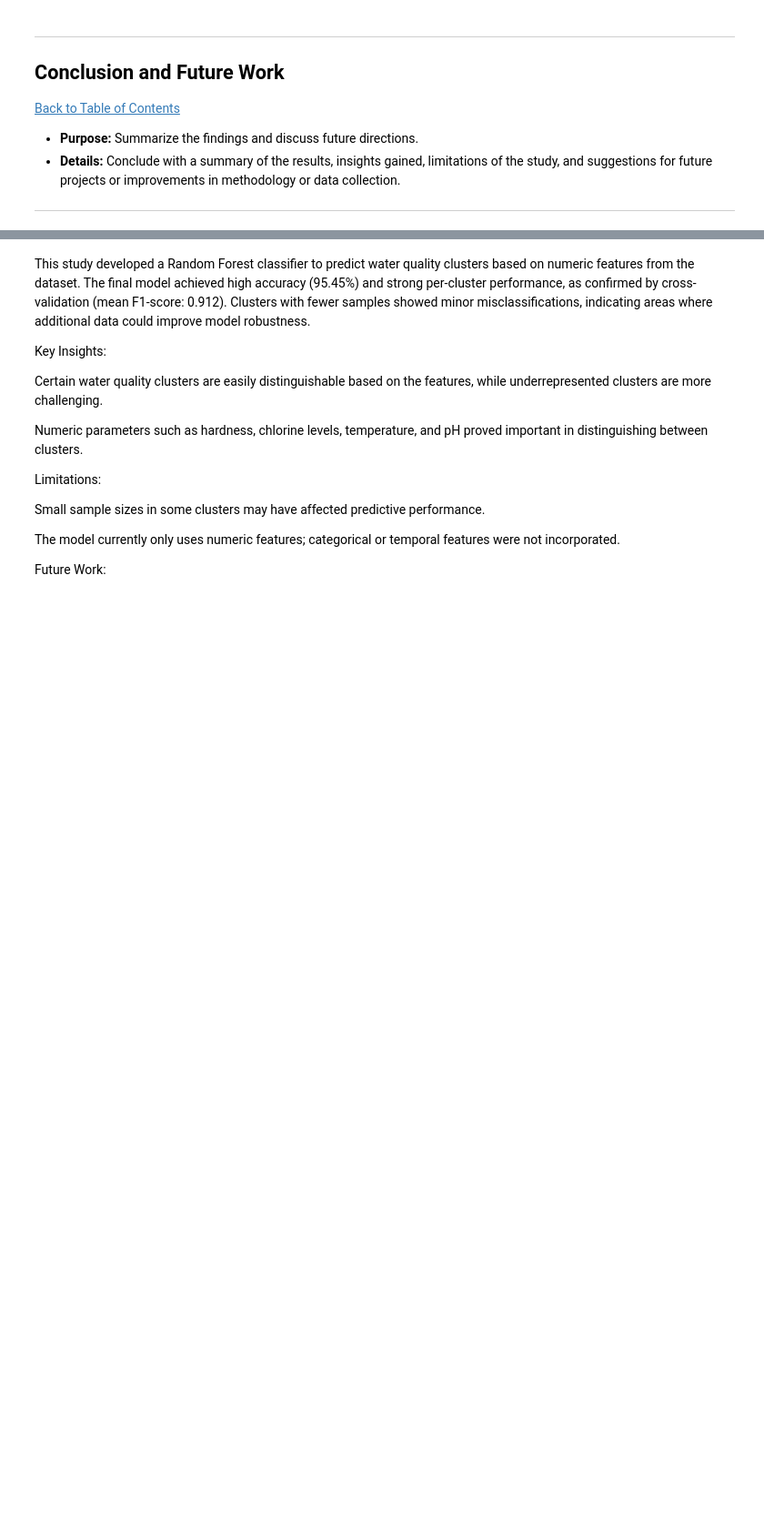
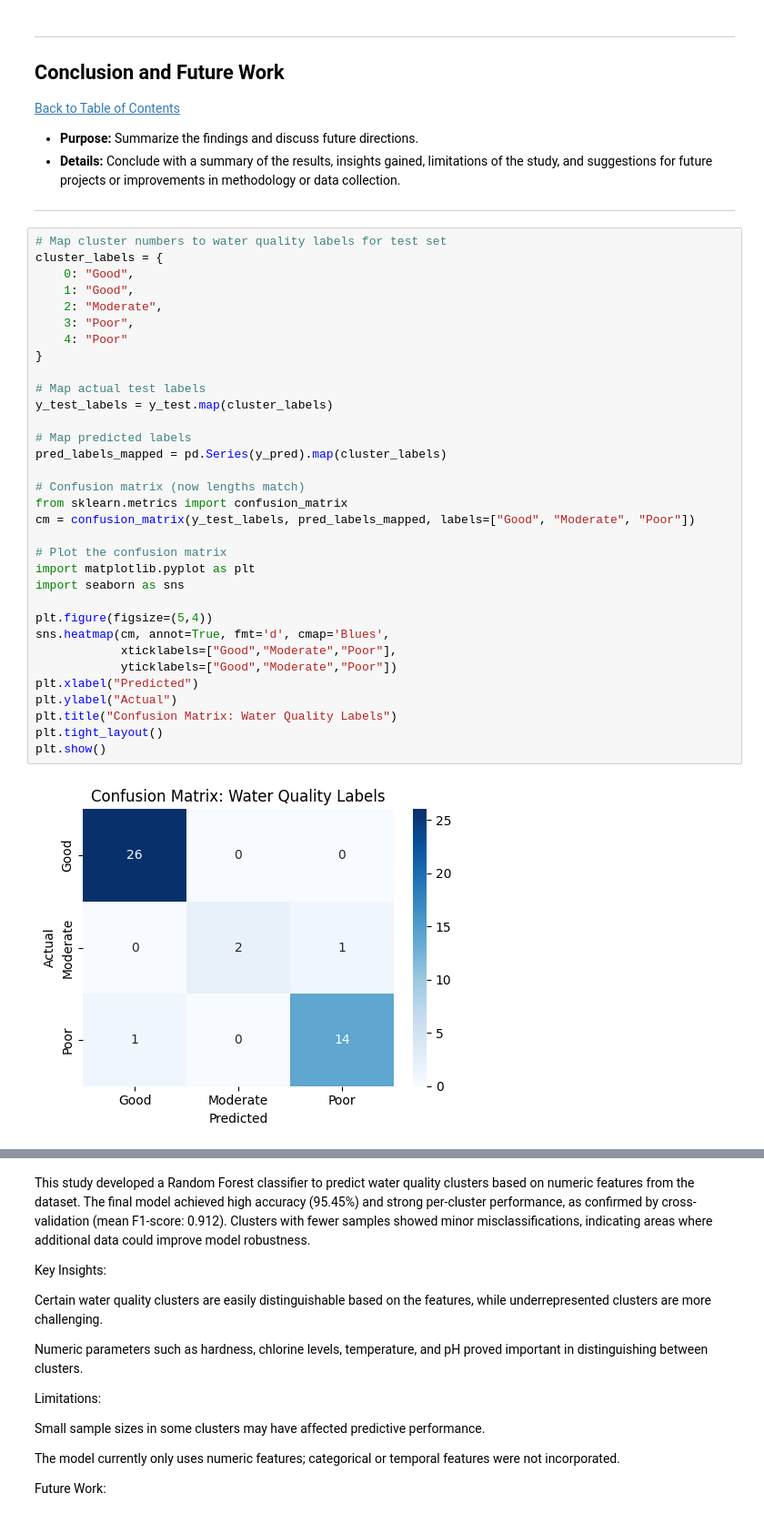
Before and after one commit to Jeremy809/Workplace, a Jupyter notebook: QCTO---Workplace-Module-Notebook-Template-4571.ipynb, the cells around one changed output, grey strips where cells are left out. Shown at 91% size. Cells and saved outputs as stored; diff of their text form; blank space fills up the shorter version.

```diff
--- a/QCTO---Workplace-Module-Notebook-Template-4571.ipynb
+++ b/QCTO---Workplace-Module-Notebook-Template-4571.ipynb
@@ -1021,3 +1041,38 @@ Please use code cells to code in and do not forget to comment your code.
 * **Purpose:** Summarize the findings and discuss future directions.
 * **Details:** Conclude with a summary of the results, insights gained, limitations of the study, and suggestions for future projects or improvements in methodology or data collection.
 ---
+# %%
+# Map cluster numbers to water quality labels for test set
+cluster_labels = {
+    0: "Good",
+    1: "Good",
+    2: "Moderate",
+    3: "Poor",
+    4: "Poor"
+}
+
+# Map actual test labels
+y_test_labels = y_test.map(cluster_labels)
+
+# Map predicted labels
+pred_labels_mapped = pd.Series(y_pred).map(cluster_labels)
+
+# Confusion matrix (now lengths match)
+from sklearn.metrics import confusion_matrix
+cm = confusion_matrix(y_test_labels, pred_labels_mapped, labels=["Good", "Moderate", "Poor"])
+
+# Plot the confusion matrix
+import matplotlib.pyplot as plt
+import seaborn as sns
+
+plt.figure(figsize=(5,4))
+sns.heatmap(cm, annot=True, fmt='d', cmap='Blues',
+            xticklabels=["Good","Moderate","Poor"],
+            yticklabels=["Good","Moderate","Poor"])
+plt.xlabel("Predicted")
+plt.ylabel("Actual")
+plt.title("Confusion Matrix: Water Quality Labels")
+plt.tight_layout()
+plt.show()
+# %% [output]
+[figure, added]
```
Also changed, not shown: parts of 2 cells of this notebook, 10 other files.
